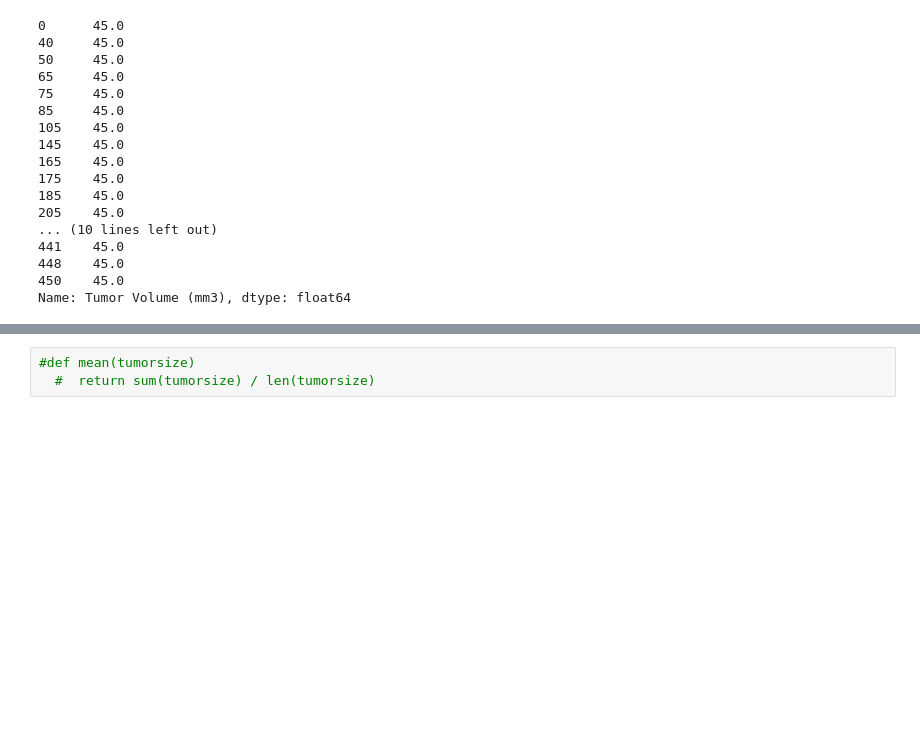
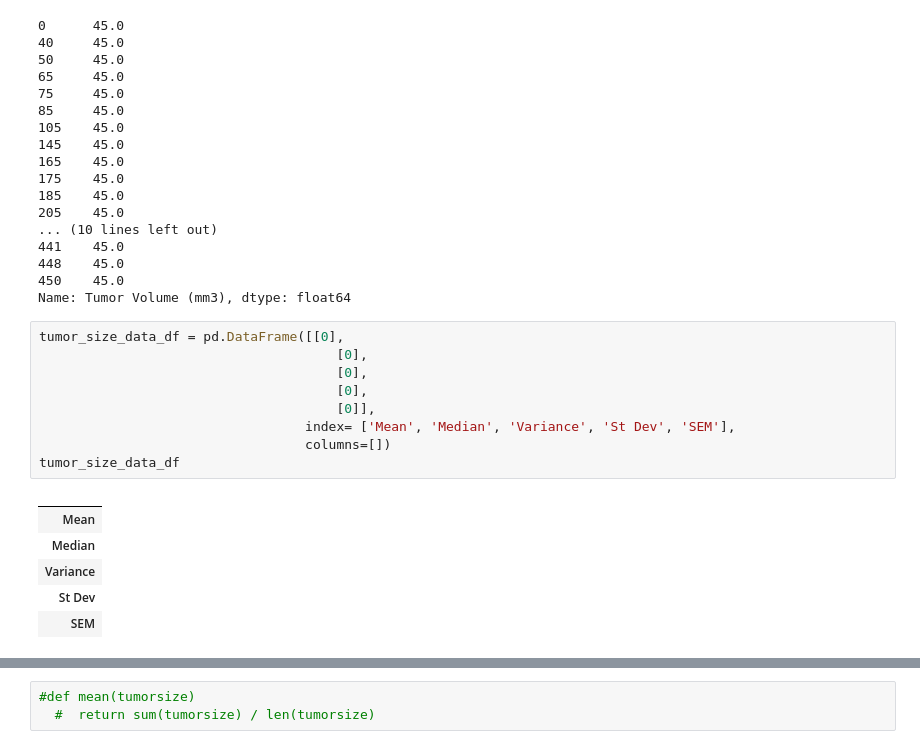
Before and after one commit to Gujaratigirl/HW-MatPlotLib, a Jupyter notebook: Pymaceuticals/pymaceuticals_starter.ipynb, the cells around one changed output, grey strips where cells are left out. Cells and saved outputs as stored; diff of their text form; blank space fills up the shorter version.

```diff
--- a/Pymaceuticals/pymaceuticals_starter.ipynb
+++ b/Pymaceuticals/pymaceuticals_starter.ipynb
@@ -311,5 +311,21 @@ tumorsize
 448    45.0
 450    45.0
 Name: Tumor Volume (mm3), dtype: float64
+# %%
+tumor_size_data_df = pd.DataFrame([[0],
+                                      [0],
+                                      [0],
+                                      [0],
+                                      [0]],
+                                  index= ['Mean', 'Median', 'Variance', 'St Dev', 'SEM'],
+                                  columns=[])
+tumor_size_data_df
+# %% [output]
+|  |
+| Mean |
+| Median |
+| Variance |
+| St Dev |
+| SEM |
 # %%
 # mean, median, variance, standard deviation, and SEM of the tumor volume.
```
Also changed, not shown: parts of 1 cell of this notebook.
